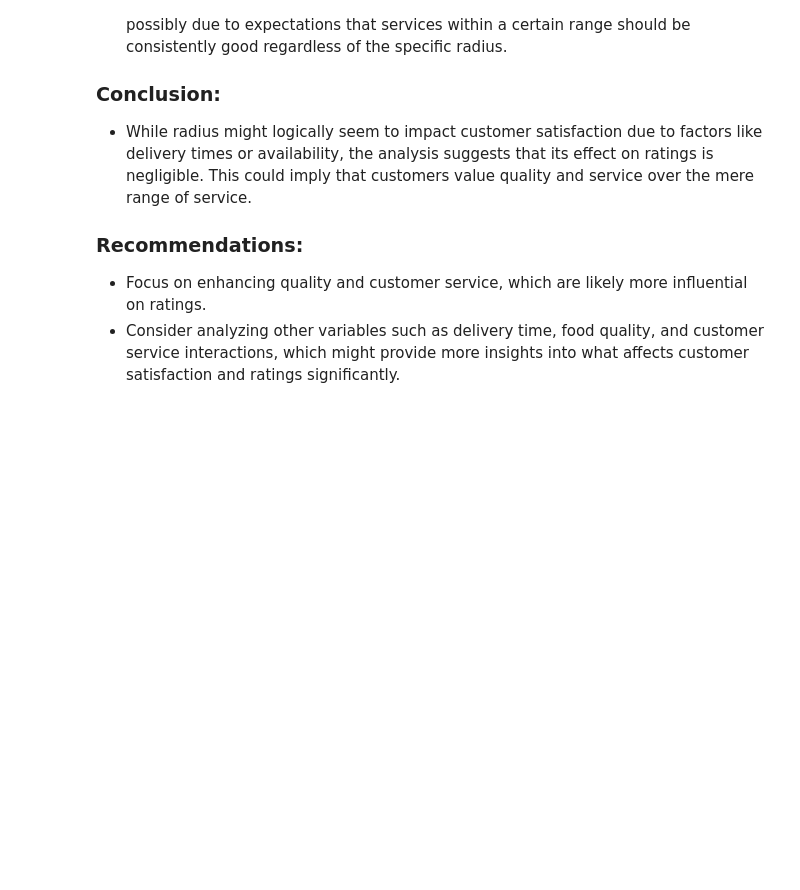
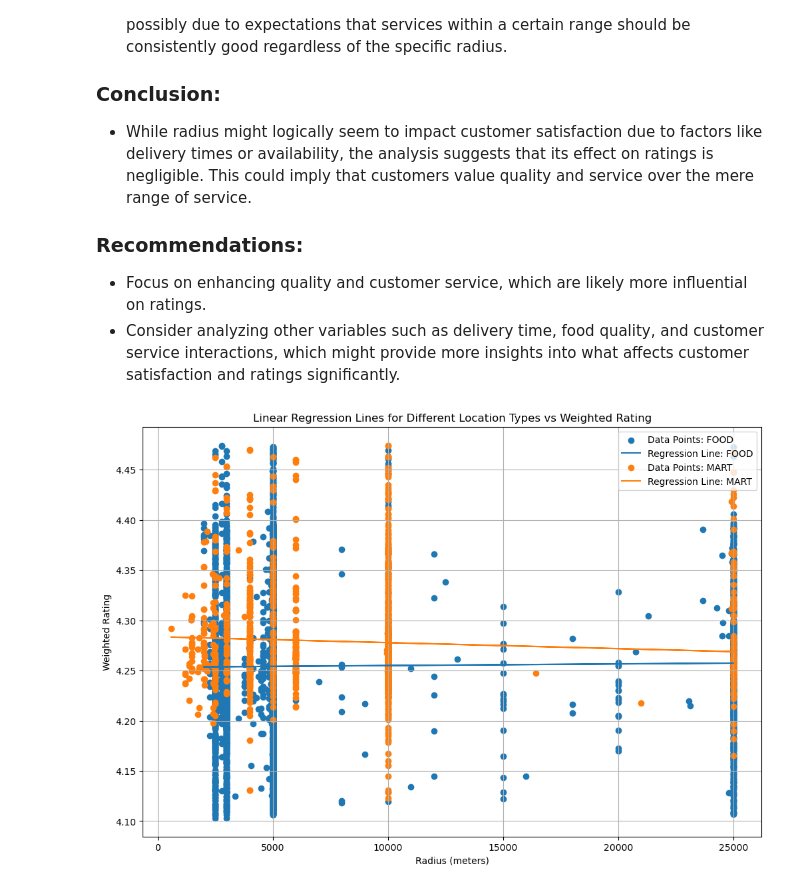
Before and after one commit to KCCHONG1997/ntu-grabsg-datasci-miniproject, a Jupyter notebook: Data Analysis.ipynb, the cells around one changed output. Cells and saved outputs as stored; diff of their text form; code cells hidden in the pictures; blank space fills up the shorter version.

```diff
--- a/Data Analysis.ipynb
+++ b/Data Analysis.ipynb
@@ -612,3 +612,45 @@ slope_radius, intercept_radius, mse_radius, r_squared_radius
 ### Recommendations:
 - Focus on enhancing quality and customer service, which are likely more influential on ratings.
 - Consider analyzing other variables such as delivery time, food quality, and customer service interactions, which might provide more insights into what affects customer satisfaction and ratings significantly.
+# %%
+from sklearn.preprocessing import LabelEncoder
+
+# Encode the 'loc_type' with numeric values for regression analysis
+label_encoder = LabelEncoder()
+data_delivery_cleaned['loc_type_encoded'] = label_encoder.fit_transform(data_delivery_cleaned['loc_type'])
+
+# Create separate data frames for each location type
+unique_loc_types = data_delivery_cleaned['loc_type'].unique()
+models = {}
+predictions = {}
+
+plt.figure(figsize=(12, 8))
+
+for loc_type in unique_loc_types:
+    # Filter data for the current location type
+    subset = data_delivery_cleaned[data_delivery_cleaned['loc_type'] == loc_type]
+
+    # Prepare the data
+    X_loc = subset[['radius']]  # Just using radius for simplicity, could be expanded
+    y_loc = subset['weighted_rating']
+
+    # Fit the linear regression model
+    model = LinearRegression()
+    model.fit(X_loc, y_loc)
+    models[loc_type] = model  # Store the model
+
+    # Predict using the model
+    predictions[loc_type] = model.predict(X_loc)
+
+    # Plotting
+    plt.scatter(X_loc, y_loc, label=f'Data Points: {loc_type}')
+    plt.plot(X_loc, predictions[loc_type], label=f'Regression Line: {loc_type}')
+
+plt.title('Linear Regression Lines for Different Location Types vs Weighted Rating')
+plt.xlabel('Radius (meters)')
+plt.ylabel('Weighted Rating')
+plt.legend()
+plt.grid(True)
+plt.show()
+# %% [output]
+[figure, added]
```
Also changed, not shown: parts of 25 cells of this notebook.
